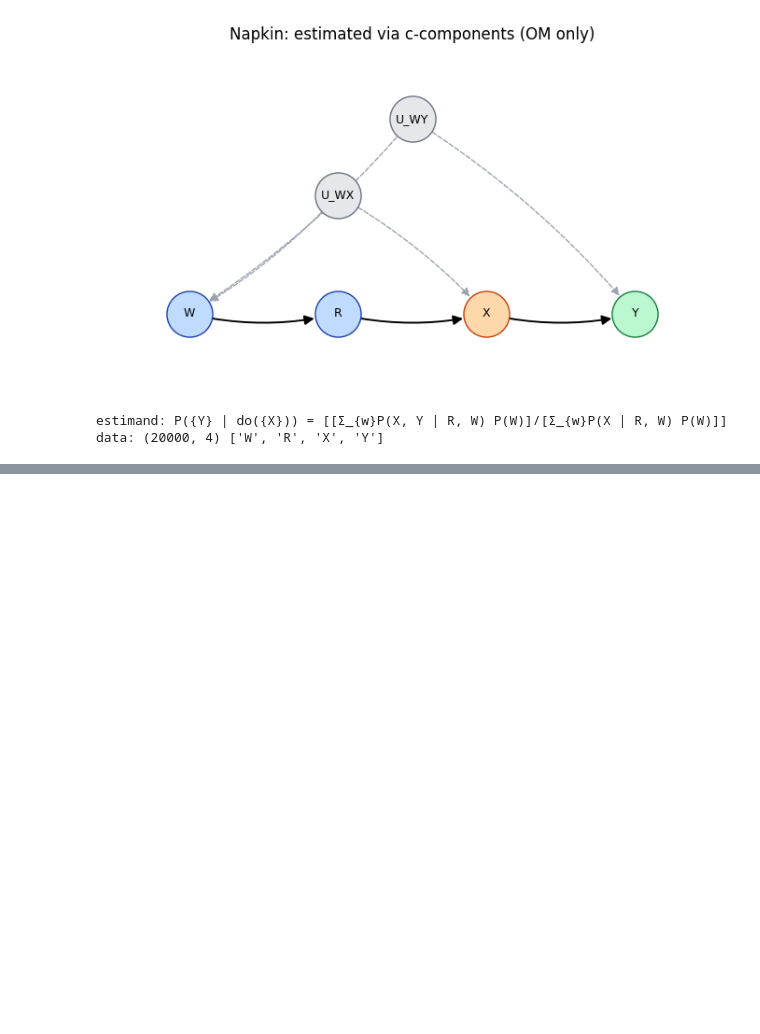
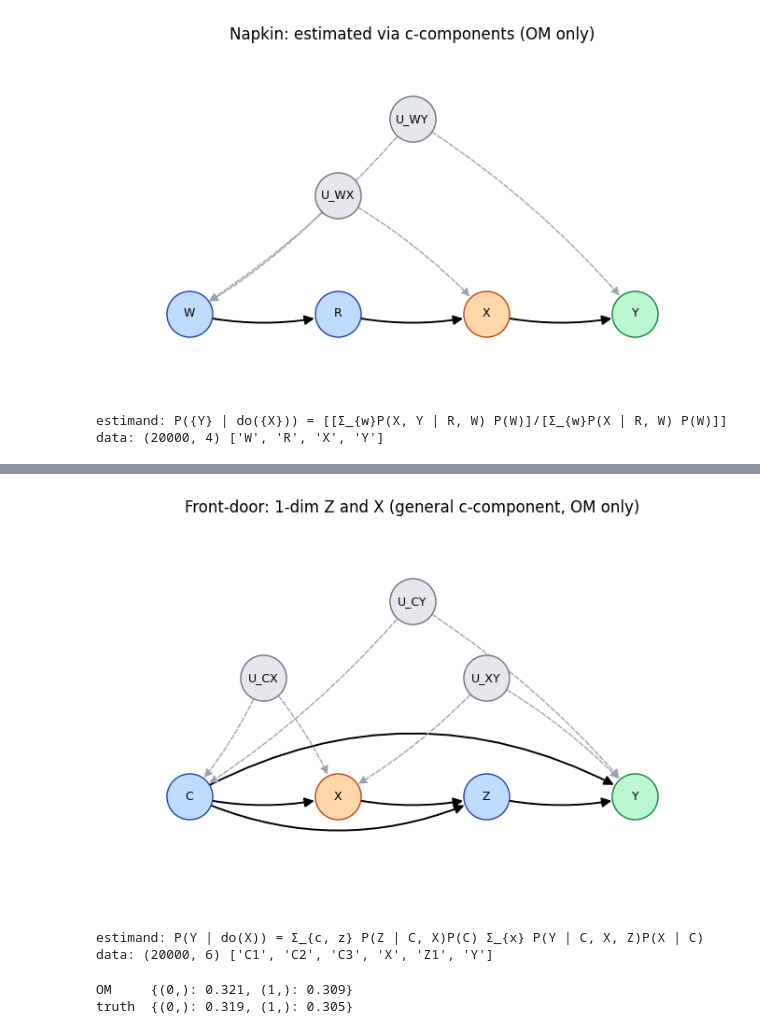
Before and after one commit to yonghanjung/CausalPy, a Jupyter notebook: tutorials/02_estimation.ipynb, the cells around one changed output, grey strips where cells are left out. Cells and saved outputs as stored; diff of their text form; code cells hidden in the pictures; blank space fills up the shorter version.

```diff
--- a/tutorials/02_estimation.ipynb
+++ b/tutorials/02_estimation.ipynb
@@ -253,0 +264,22 @@ model from scratch and runs this same identify → estimate → validate loop on
+# %%
+scm, X, Y = example_SCM.FD_SCM(seednum=42, dC=3, dZ=1)
+G, X, Y = identify.preprocess_GXY_for_ID(scm.graph, X, Y)
+draw_admg(G, X, Y, title="Front-door: 1-dim Z and X (general c-component, OM only)")
+print("estimand:", idq(G, X, Y))
+
+obs = scm.generate_observational_samples(20000, seed=42)
+print("data:", obs.shape, list(obs.columns))
+# %% [output]
+[figure, added]
+estimand: P(Y | do(X)) = Σ_{c, z} P(Z | C, X)P(C) Σ_{x} P(Y | C, X, Z)P(X | C)
+data: (20000, 6) ['C1', 'C2', 'C3', 'X', 'Z1', 'Y']
+# %%
+ate = estimate(G, X, Y, np.array([1]), obs, cluster=["C", "Z"])
+truth = statmodules.ground_truth(scm, X, Y, np.array([1]))
+
+for est in ate:
+    show(est, ate[est])
+show("truth", truth)
+# %% [output]
+OM     {(0,): 0.321, (1,): 0.309}
+truth  {(0,): 0.319, (1,): 0.305}
```
Also changed, not shown: parts of 7 cells of this notebook, 4 other files.
